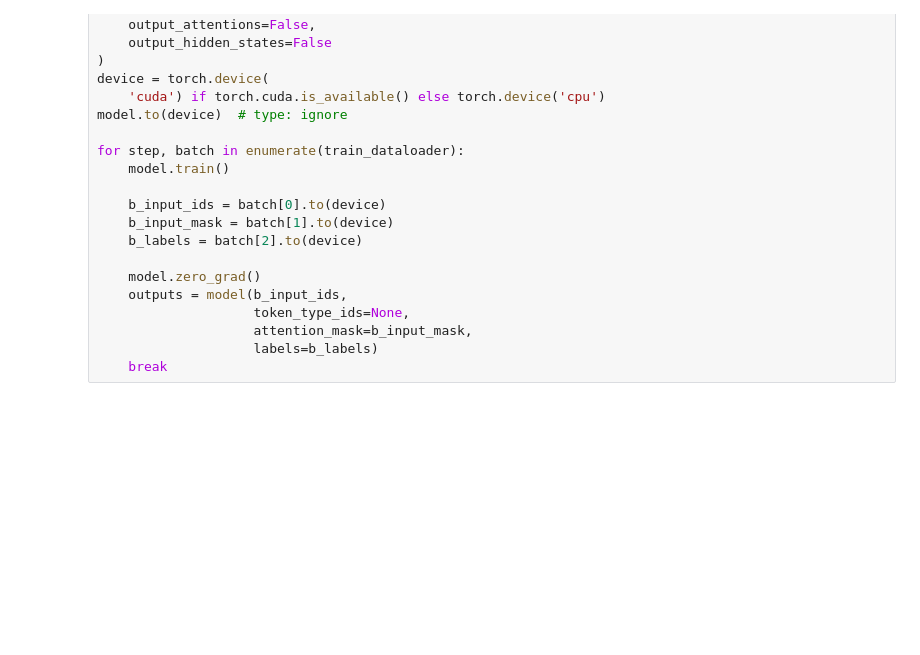
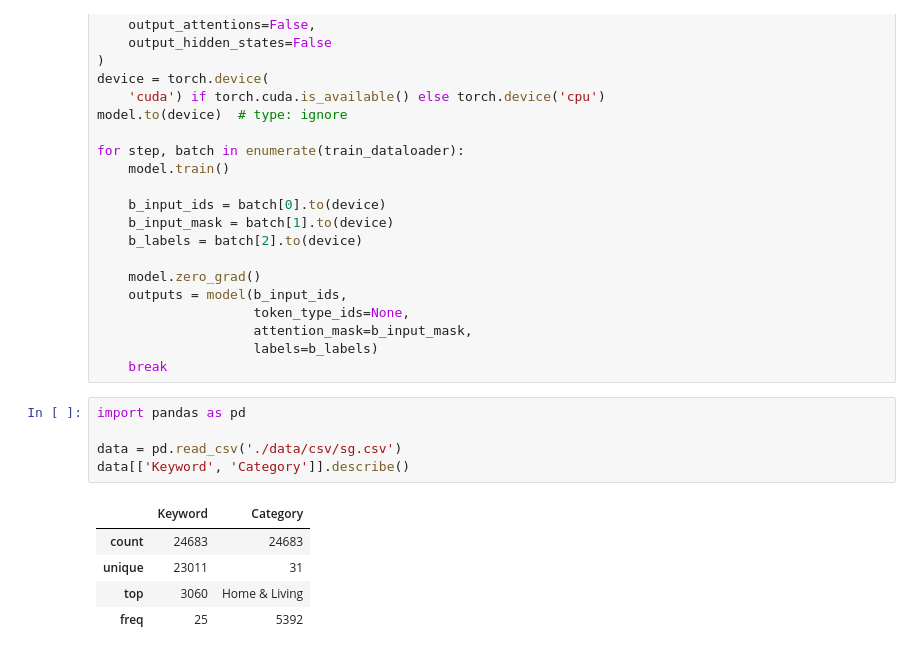
Before and after one commit to wuhonglei/dh_ai, a Jupyter notebook: 课后作业/关键词分类_pytorch/模型改进_only_keyword_bert/analysis.ipynb, the cells around one changed output. Cells and saved outputs as stored; diff of their text form; blank space fills up the shorter version.

```diff
--- a/课后作业/关键词分类_pytorch/模型改进_only_keyword_bert/analysis.ipynb
+++ b/课后作业/关键词分类_pytorch/模型改进_only_keyword_bert/analysis.ipynb
@@ -207,3 +207,14 @@ for step, batch in enumerate(train_dataloader):
                     attention_mask=b_input_mask,
                     labels=b_labels)
     break
+# %%
+import pandas as pd
+
+data = pd.read_csv('./data/csv/sg.csv')
+data[['Keyword', 'Category']].describe()
+# %% [output]
+|  | Keyword | Category |
+| count | 24683 | 24683 |
+| unique | 23011 | 31 |
+| top | 3060 | Home & Living |
+| freq | 25 | 5392 |
```
Also changed, not shown: parts of 5 cells of this notebook.
